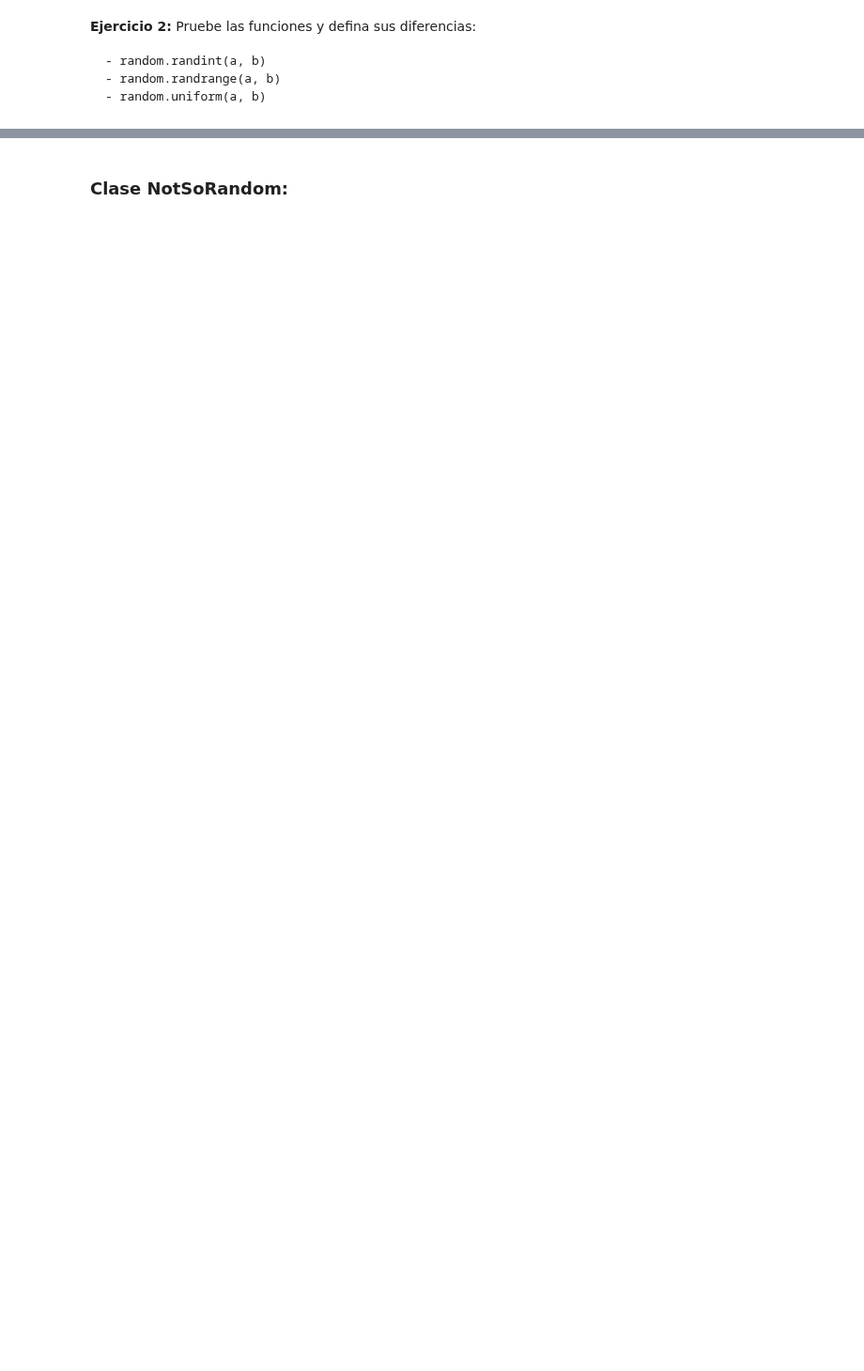
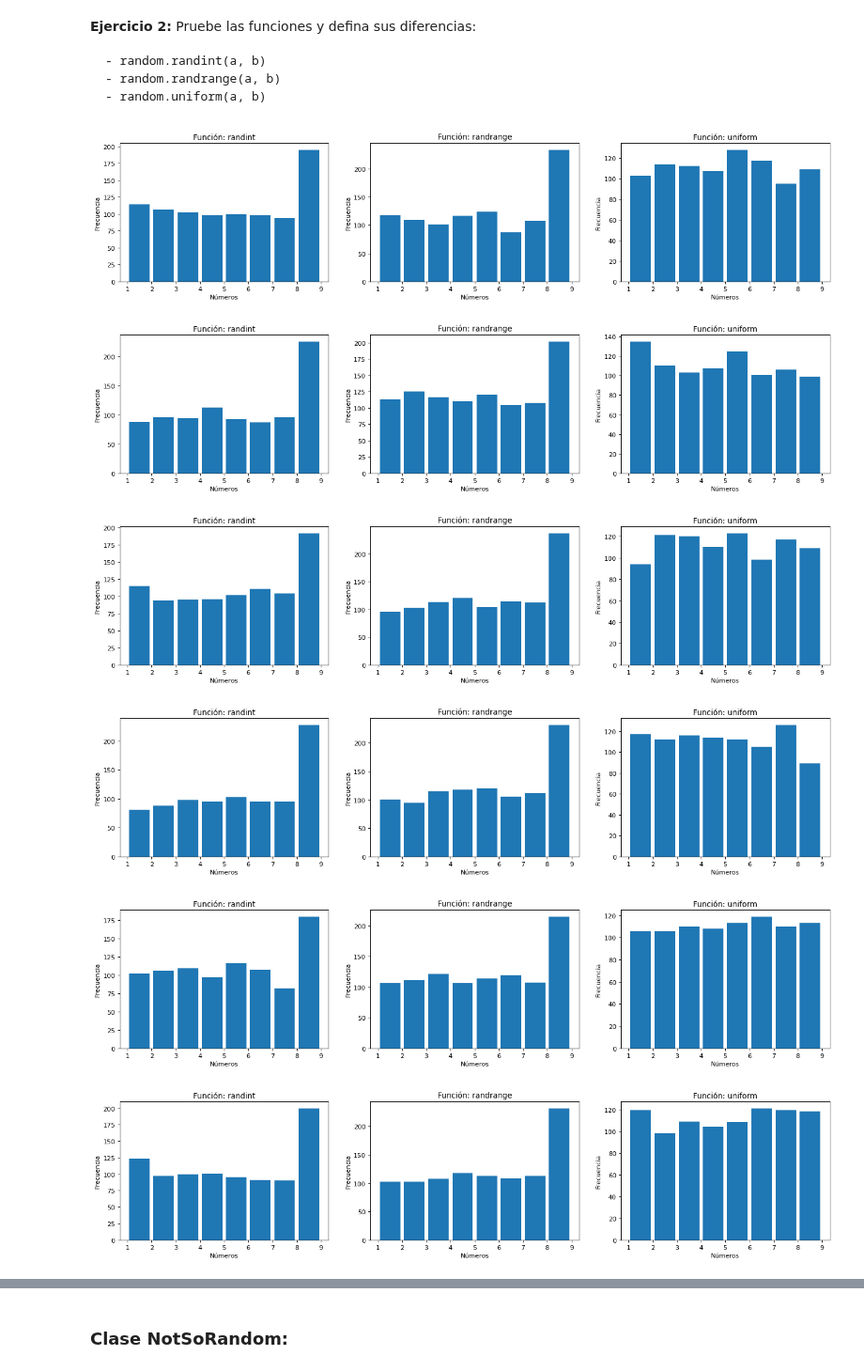
Before and after one commit to estebantejeda/INFO274, a Jupyter notebook: lab4/Laboratorio 4.ipynb, the cells around one changed output, grey strips where cells are left out. Shown at 94% size. Saved outputs shown, nothing was run; the diff lists cells and outputs as text; code cells hidden in the pictures; blank space fills up the shorter version.

```diff
--- a/lab4/Laboratorio 4.ipynb
+++ b/lab4/Laboratorio 4.ipynb
@@ -21,0 +21,3 @@ import random
+# %%
+x= random.random()
+print("Se tiene: x =",x)
@@ -21,0 +28,4 @@ import random
+# %%
+random.seed(23)
+y=random.random()
+print("Se tiene: y =",y)
@@ -21,0 +36,4 @@ import random
+# %%
+random.seed(23)
+z= random.random()
+print("Se tiene: z =",z)
@@ -26,3 +46,39 @@ Pruebe las funciones y defina sus diferencias:
     - random.randint(a, b)
     - random.randrange(a, b)
     - random.uniform(a, b)
+# %%
+def generagraficos():
+    a,b,x,y,z=1,10,[],[],[]
+    intervalos = range(a, b)
+    for i in range (1,1000):
+        n=random.randint(a,b)
+        x.append(n)
+        n=random.randrange(a,b)
+        y.append(n)
+        n=random.uniform(a,b)
+        z.append(n)
+
+    fig, ax = plt.subplots(1, 3, figsize=(20, 4), dpi=80)
+
+    ax[0].hist(x, bins=intervalos, rwidth=0.85)
+    ax[0].set_title('Función: randint')
+    ax[0].set(xlabel='Números', ylabel='Frecuencia')
+
+    ax[1].hist(y, bins=intervalos, rwidth=0.85)
+    ax[1].set_title('Función: randrange')
+    ax[1].set(xlabel='Números', ylabel='Frecuencia')
+
+    ax[2].hist(z, bins=intervalos, rwidth=0.85)
+    ax[2].set_title('Función: uniform')
+    ax[2].set(xlabel='Números', ylabel='Frecuencia')
+    plt.show()
+# %%
+for i in range (1,10):
+    generagraficos()
+# %% [output]
+[figure, added]
+[figure, added]
+[figure, added]
+[figure, added]
+[figure, added]
+[figure, added]
```
Also changed, not shown: parts of 11 cells of this notebook.
